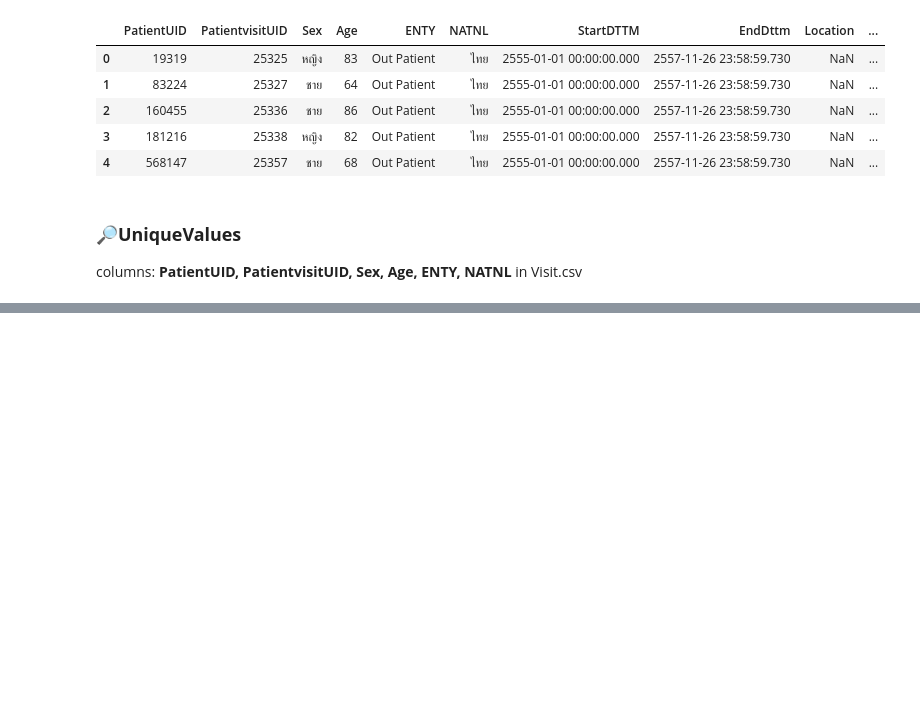
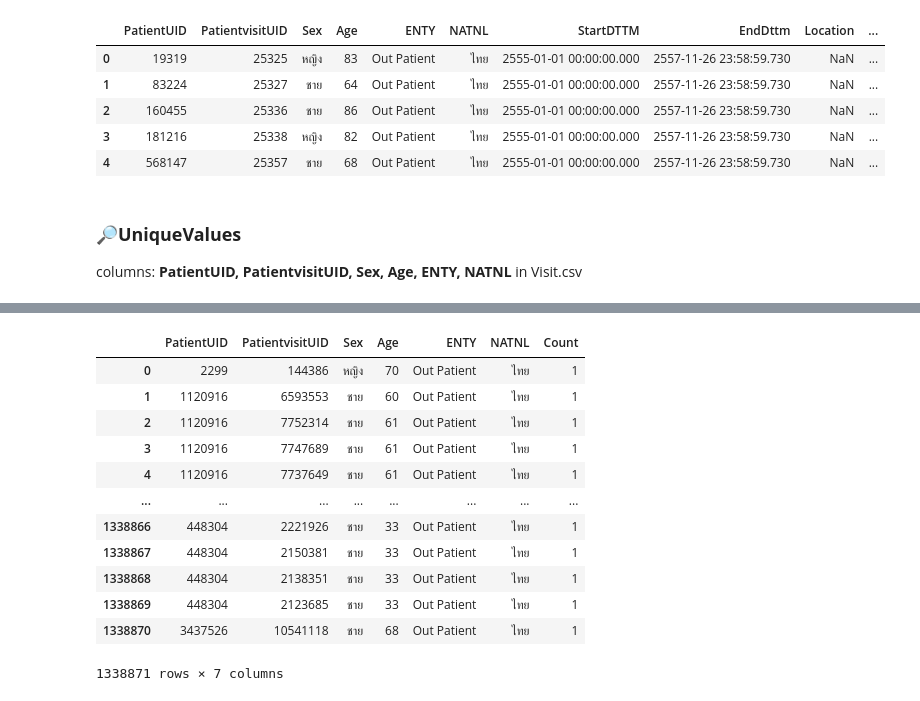
Before and after one commit to Aomaphisara/Project, a Jupyter notebook: CountUniqueValues.ipynb, the cells around one changed output, grey strips where cells are left out. Cells and saved outputs as stored; diff of their text form; code cells hidden in the pictures; blank space fills up the shorter version.

```diff
--- a/CountUniqueValues.ipynb
+++ b/CountUniqueValues.ipynb
@@ -469,0 +350,22 @@ visit_merged_df
+# %%
+# Specify the columns for unique value counting
+columns_to_count = ['PatientUID', 'PatientvisitUID', 'Sex', 'Age', 'ENTY', 'NATNL']
+
+# Count unique values in the specified columns
+visit_count = visit[columns_to_count].value_counts().reset_index()
+visit_count.columns = ['PatientUID', 'PatientvisitUID', 'Sex', 'Age', 'ENTY', 'NATNL', 'Count']
+visit_count
+# %% [output]
+|  | PatientUID | PatientvisitUID | Sex | Age | ENTY | NATNL | Count |
+| 0 | 2299 | 144386 | หญิง | 70 | Out Patient | ไทย | 1 |
+| 1 | 1120916 | 6593553 | ชาย | 60 | Out Patient | ไทย | 1 |
+| 2 | 1120916 | 7752314 | ชาย | 61 | Out Patient | ไทย | 1 |
+| 3 | 1120916 | 7747689 | ชาย | 61 | Out Patient | ไทย | 1 |
+| 4 | 1120916 | 7737649 | ชาย | 61 | Out Patient | ไทย | 1 |
+| ... | ... | ... | ... | ... | ... | ... | ... |
+| 1338866 | 448304 | 2221926 | ชาย | 33 | Out Patient | ไทย | 1 |
+| 1338867 | 448304 | 2150381 | ชาย | 33 | Out Patient | ไทย | 1 |
+| 1338868 | 448304 | 2138351 | ชาย | 33 | Out Patient | ไทย | 1 |
+| 1338869 | 448304 | 2123685 | ชาย | 33 | Out Patient | ไทย | 1 |
+| 1338870 | 3437526 | 10541118 | ชาย | 68 | Out Patient | ไทย | 1 |
+1338871 rows × 7 columns
```
Also changed, not shown: parts of 37 cells of this notebook.
